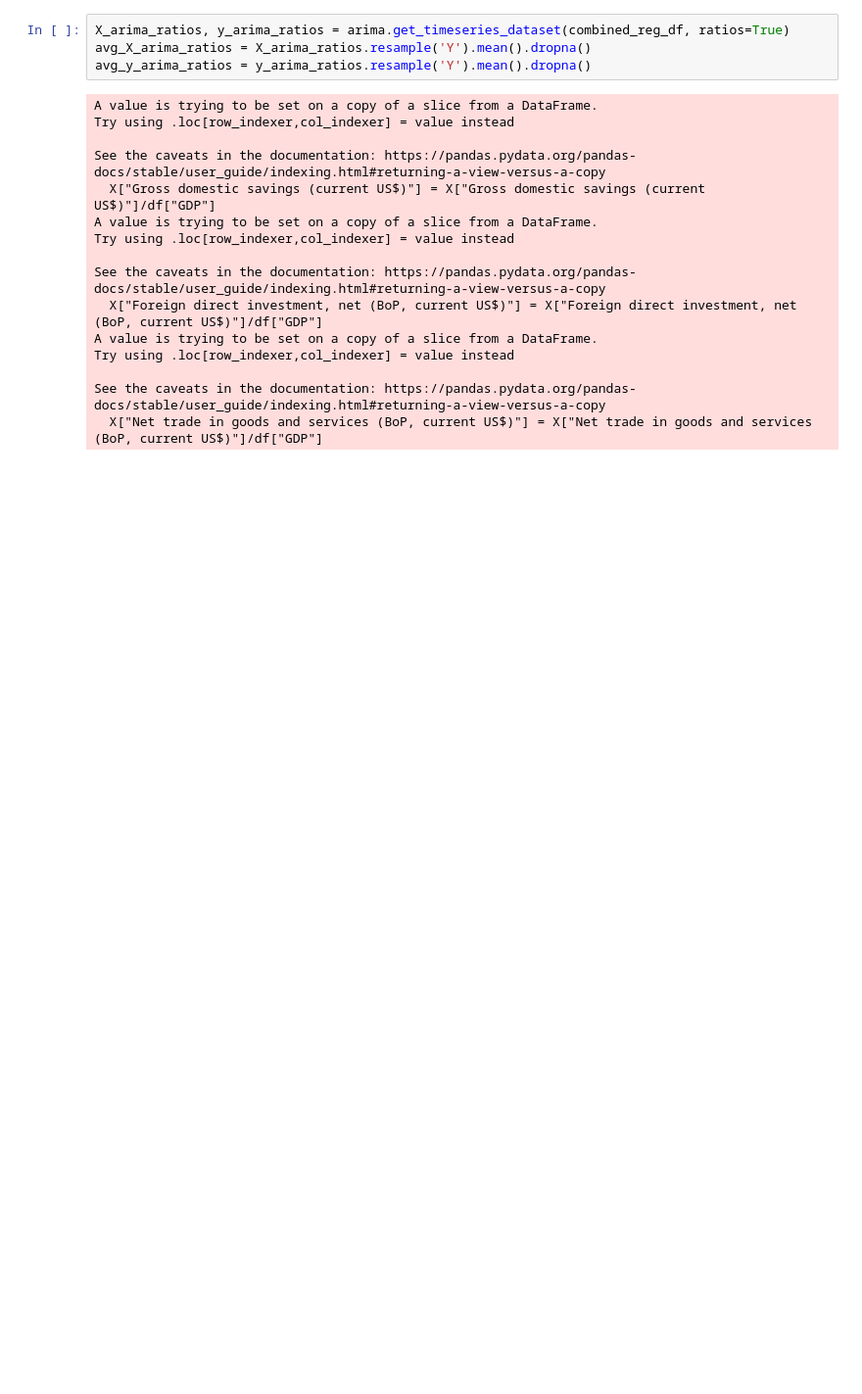
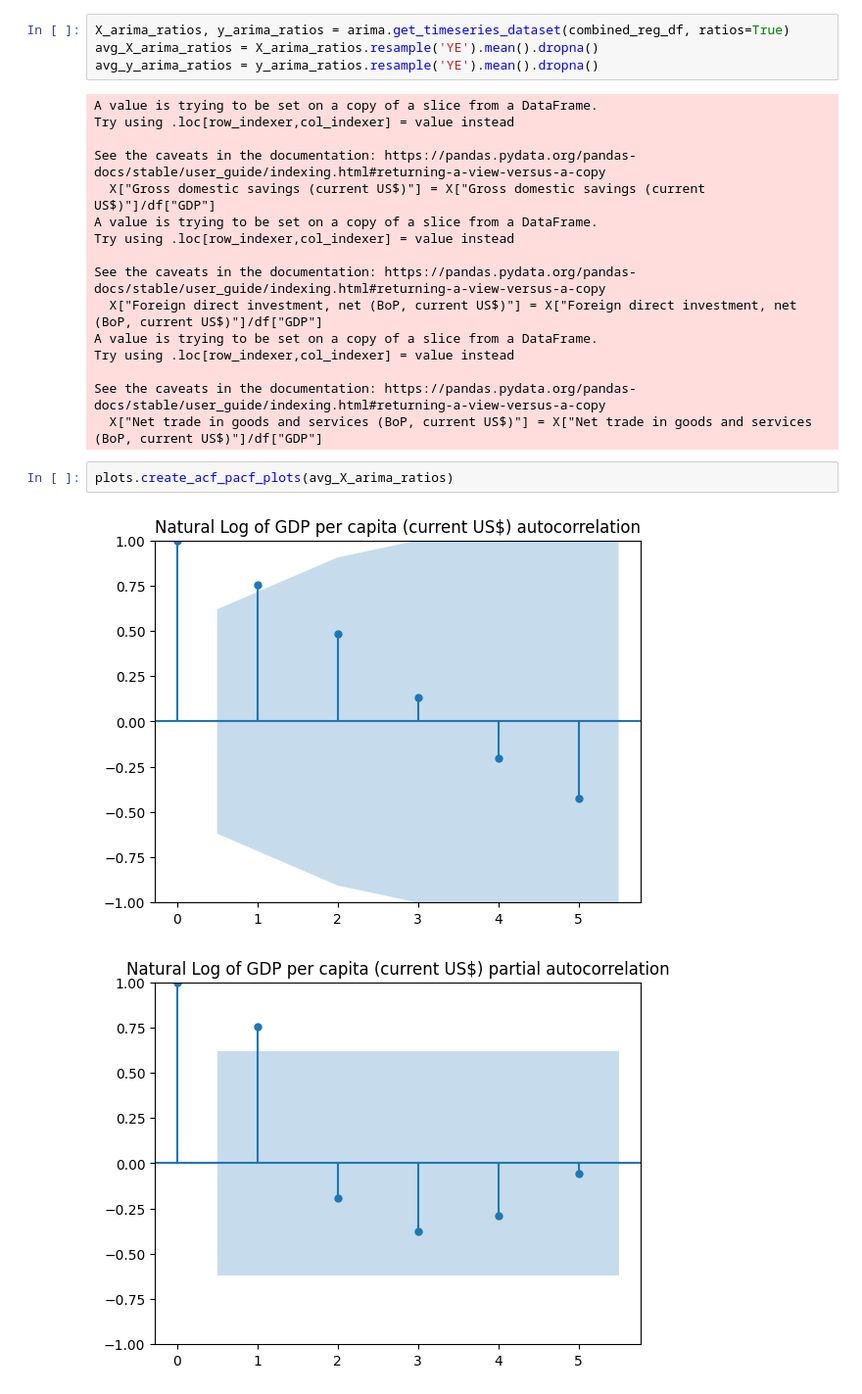
Before and after one commit to adityapentyala/egd-assignment, a Jupyter notebook: combined_regression.ipynb, the cells around one changed output. Shown at 98% size. Drawn from its saved outputs; the diff is of its cells as text; blank space fills up the shorter version.

```diff
--- a/combined_regression.ipynb
+++ b/combined_regression.ipynb
@@ -258,8 +275,8 @@ Warnings:
 [2] Covariance matrix is singular or near-singular, with condition number 5.43e+39. Standard errors may be unstable.
 # %%
 X_arima_ratios, y_arima_ratios = arima.get_timeseries_dataset(combined_reg_df, ratios=True)
-avg_X_arima_ratios = X_arima_ratios.resample('Y').mean().dropna()
-avg_y_arima_ratios = y_arima_ratios.resample('Y').mean().dropna()
+avg_X_arima_ratios = X_arima_ratios.resample('YE').mean().dropna()
+avg_y_arima_ratios = y_arima_ratios.resample('YE').mean().dropna()
 # %% [output]
 A value is trying to be set on a copy of a slice from a DataFrame.
 Try using .loc[row_indexer,col_indexer] = value instead
@@ -276,3 +293,8 @@ Try using .loc[row_indexer,col_indexer] = value instead
 
 See the caveats in the documentation: https://pandas.pydata.org/pandas-docs/stable/user_guide/indexing.html#returning-a-view-versus-a-copy
   X["Net trade in goods and services (BoP, current US$)"] = X["Net trade in goods and services (BoP, current US$)"]/df["GDP"]
+# %%
+plots.create_acf_pacf_plots(avg_X_arima_ratios)
+# %% [output]
+[figure, added]
+[figure, added]
```
Also changed, not shown: parts of 11 cells of this notebook, 1 other file.
